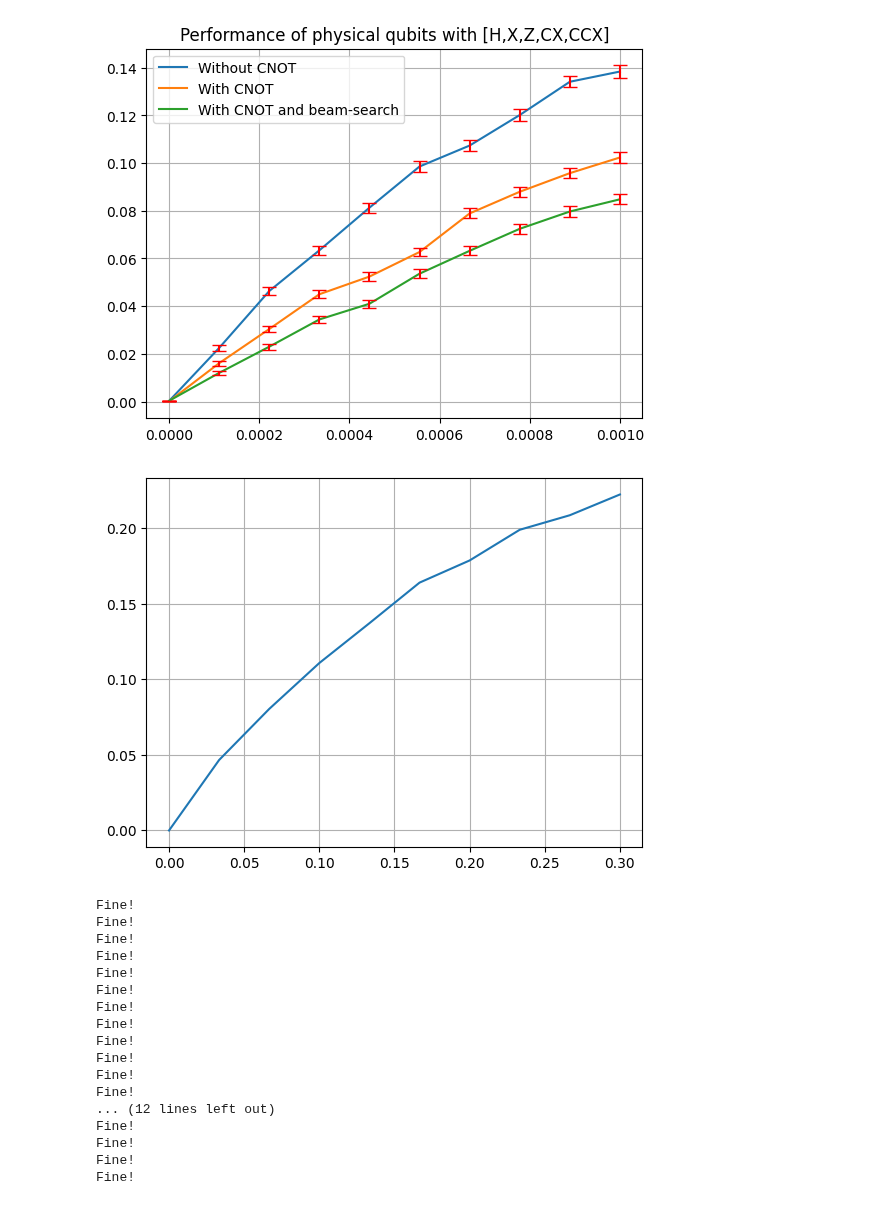
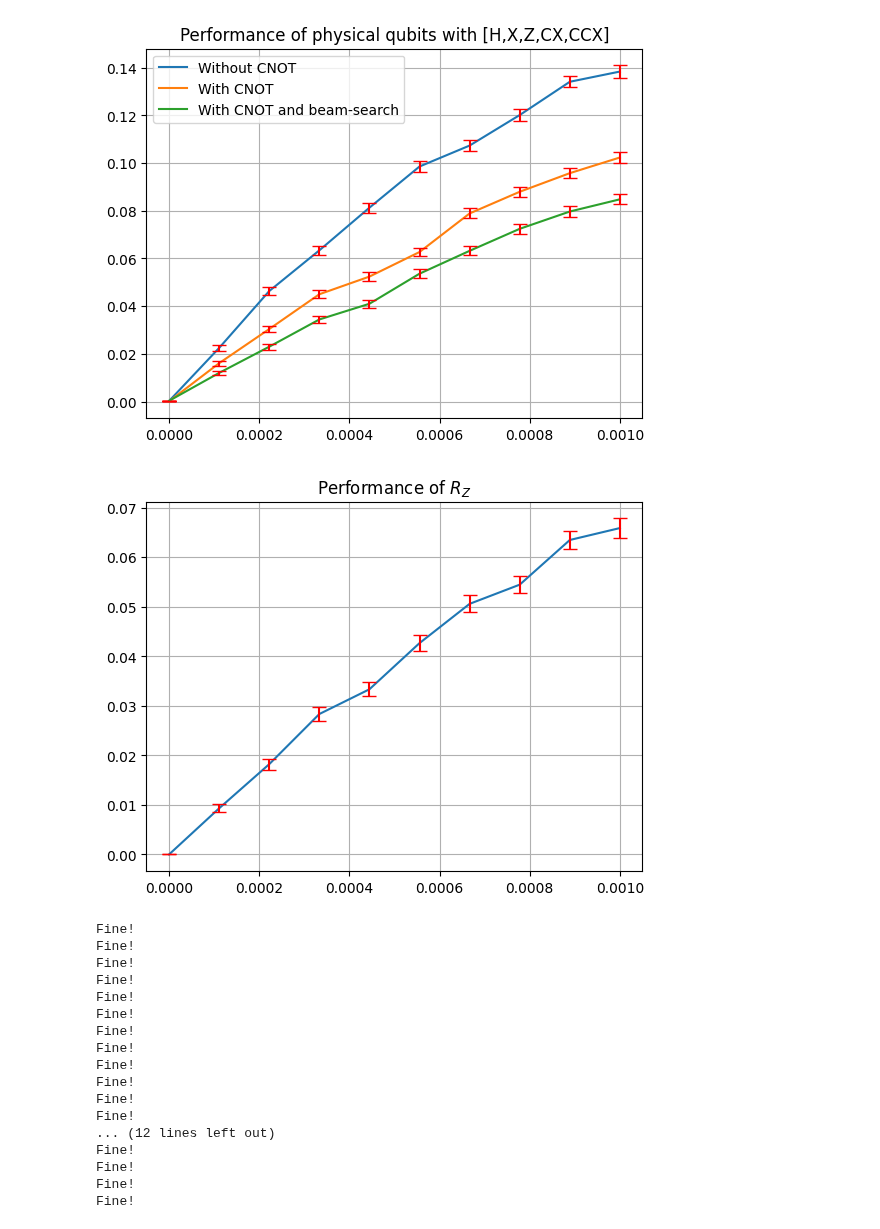
Before and after one commit to RicemanBoy/iqpe, a Jupyter notebook: h+toff synthesis/h+toff_iqpe.ipynb, the cells around one changed output. Cells and saved outputs as stored; diff of their text form; code cells hidden in the pictures.

```diff
--- a/h+toff synthesis/h+toff_iqpe.ipynb
+++ b/h+toff synthesis/h+toff_iqpe.ipynb
@@ -311,5 +429,6 @@ def iQPE_ry_ramsey(shots: int, noise = 0, bias = 0, cnot=False, beam_search=Fals
 # %%
-y, err, gatecount = iQPE_ry_ramsey(1000, 0.000, 0,cnot=True,beam_search=True)
+# y, err, gatecount = iQPE_ry_ramsey(1000, 0.000, 0,cnot=True,beam_search=True)
+y, err, gatecount = iQPE_rz_ramsey(1000, 0.001, -1e99)
 
 print("y: ", y)
 print("err: ", err)
@@ -490,18 +611,23 @@ np.savetxt("{}.txt".format(name), data, delimiter=",")
 # %%
 y1, err1 = [], []
 
-noise = np.linspace(0,0.3,10)
+noise = np.linspace(0,0.001,10)
 
 for i in noise:
-    y, err, gatecount = iQPEnew7_ry_testing(shots=1000, p = i)
+    y, err, gatecount = iQPE_rz_ramsey(shots=1000, noise = i, bias=-1e99)
     y1.append(y), err1.append(err)
-
-
-plt.plot(noise, y1)
-plt.grid()
-plt.show()
-# %% [output]
-[figure, removed]
+# %%
+plt.plot(noise, y1)
+plt.errorbar(noise, y1, yerr=err1, fmt='', capsize=5, color='red', linestyle='')
+plt.title(r"Performance of $R_Z$")
+plt.grid()
+plt.show()
+
+data = np.array((noise,y1,err1))
+name = "physicalq_rz"
+np.savetxt("{}.txt".format(name), data, delimiter=",")
+# %% [output]
+[figure, added]
 # %%
 #Check all possilbe permutations for H+Toff that they are indeed correct
 
```
Also changed, not shown: parts of 4 cells of this notebook, 45 other files.
